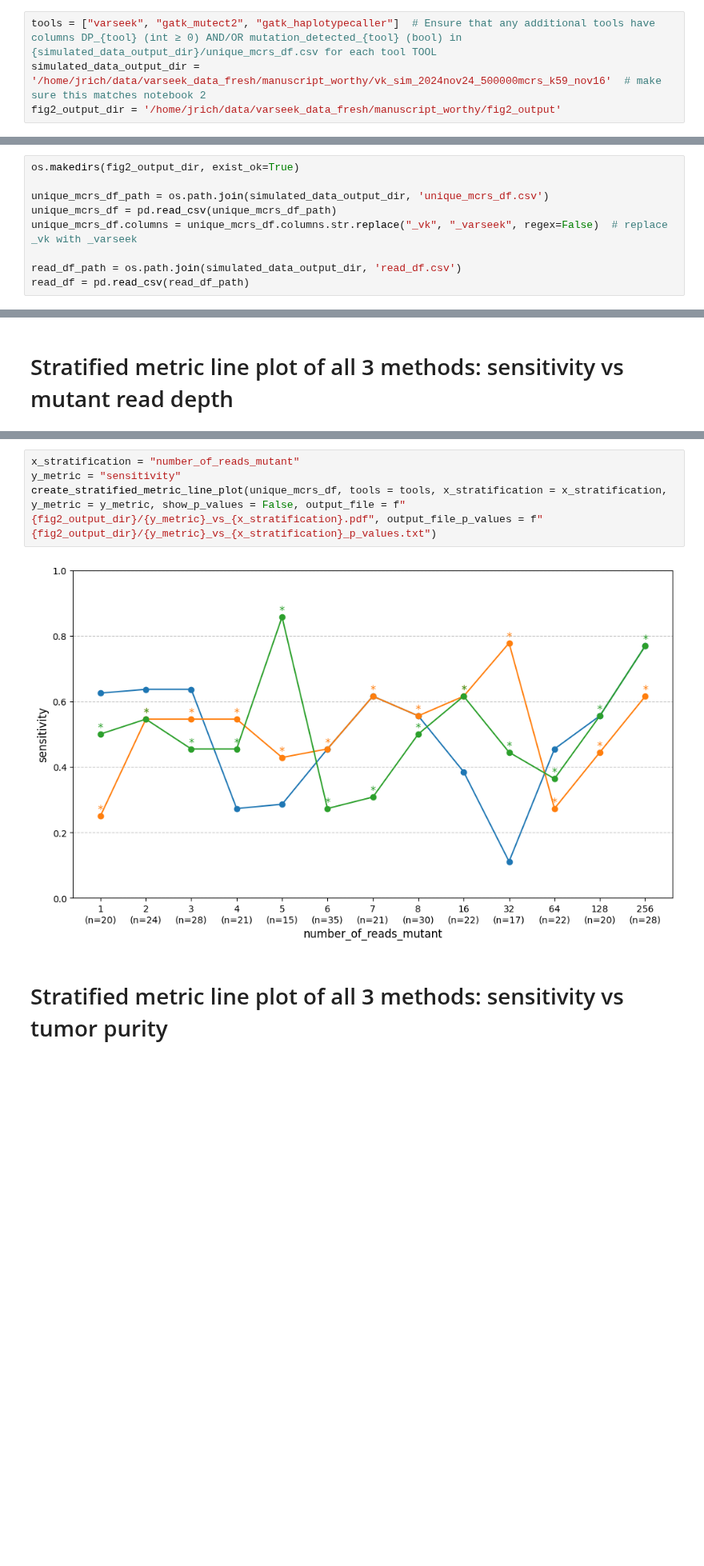
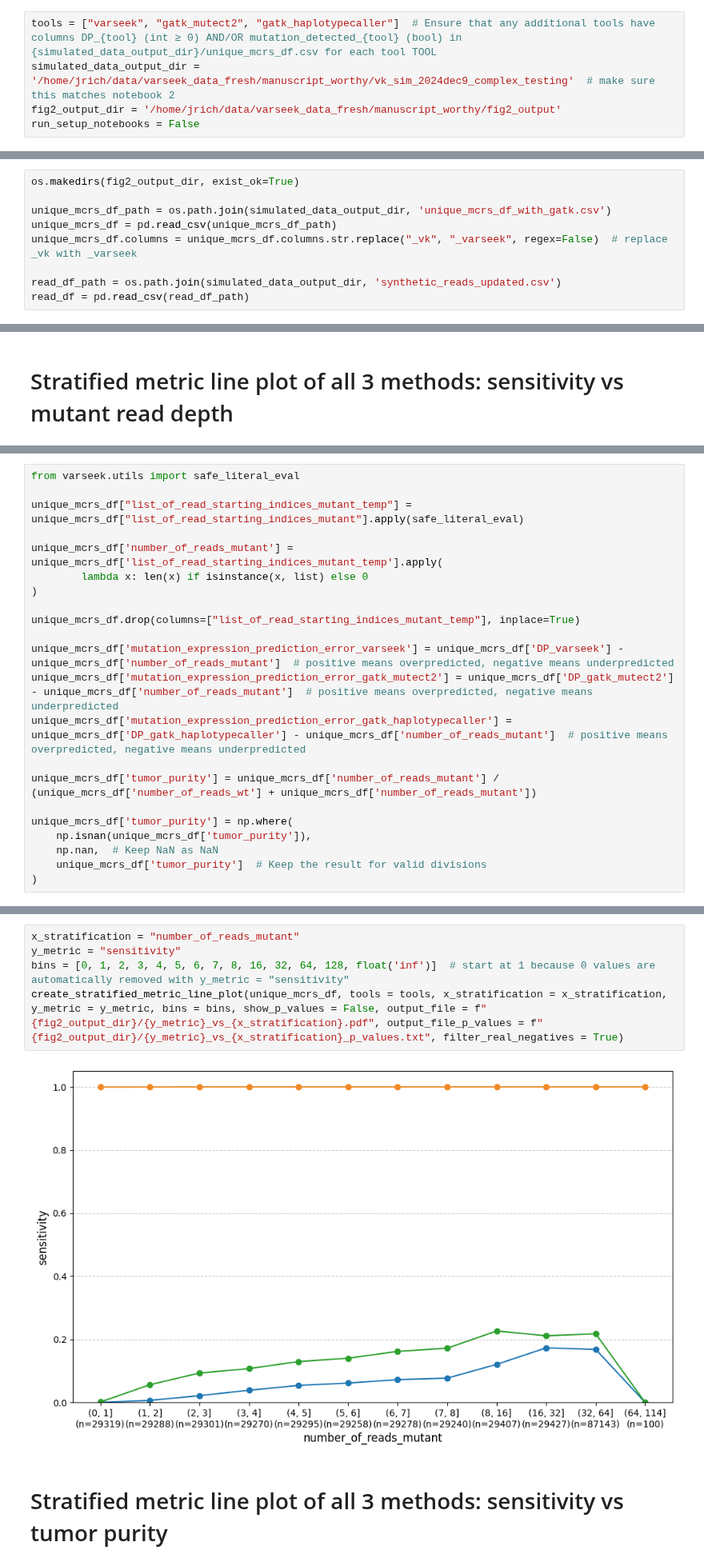
Before and after one commit to pachterlab/varseek, a Jupyter notebook: notebooks/Fig2.ipynb, the cells around one changed output, grey strips where cells are left out. Shown at 80% size. Saved outputs shown, nothing was run; the diff lists cells and outputs as text; blank space fills up the shorter version.

Commit message:
about to have single output dir for all functions, and will soon implement vk ref and count

```diff
--- a/notebooks/Fig2.ipynb
+++ b/notebooks/Fig2.ipynb
@@ -9,8 +9,9 @@ from collections import OrderedDict
 from varseek.utils import calculate_metrics, create_stratified_metric_bar_plot_updated, create_venn_diagram, draw_confusion_matrix, plot_overall_metrics, create_stratified_metric_line_plot, create_benchmarking_legend, print_json
 # %%
 tools = ["varseek", "gatk_mutect2", "gatk_haplotypecaller"]  # Ensure that any additional tools have columns DP_{tool} (int ≥ 0) AND/OR mutation_detected_{tool} (bool) in {simulated_data_output_dir}/unique_mcrs_df.csv for each tool TOOL
-simulated_data_output_dir = '/home/jrich/data/varseek_data_fresh/manuscript_worthy/vk_sim_2024nov24_500000mcrs_k59_nov16'  # make sure this matches notebook 2
+simulated_data_output_dir = '/home/jrich/data/varseek_data_fresh/manuscript_worthy/vk_sim_2024dec9_complex_testing'  # make sure this matches notebook 2
 fig2_output_dir = '/home/jrich/data/varseek_data_fresh/manuscript_worthy/fig2_output'
+run_setup_notebooks = False
 # %%
 # import importlib
 # import varseek.utils.visualization_utils
@@ -41,10 +42,10 @@ if not os.path.exists("2_2_gatk_workflow.ipynb"):
 # %%
 os.makedirs(fig2_output_dir, exist_ok=True)
 
-unique_mcrs_df_path = os.path.join(simulated_data_output_dir, 'unique_mcrs_df.csv')
+unique_mcrs_df_path = os.path.join(simulated_data_output_dir, 'unique_mcrs_df_with_gatk.csv')
 unique_mcrs_df = pd.read_csv(unique_mcrs_df_path)
 unique_mcrs_df.columns = unique_mcrs_df.columns.str.replace("_vk", "_varseek", regex=False)  # replace _vk with _varseek
 
-read_df_path = os.path.join(simulated_data_output_dir, 'read_df.csv')
+read_df_path = os.path.join(simulated_data_output_dir, 'synthetic_reads_updated.csv')
 read_df = pd.read_csv(read_df_path)
 # %%
@@ -271,0 +283,22 @@ plot_overall_metrics(metric_dict_collection, primary_metrics = "mean_magnitude_e
+# %%
+from varseek.utils import safe_literal_eval
+
+unique_mcrs_df["list_of_read_starting_indices_mutant_temp"] = unique_mcrs_df["list_of_read_starting_indices_mutant"].apply(safe_literal_eval)
+
+unique_mcrs_df['number_of_reads_mutant'] = unique_mcrs_df['list_of_read_starting_indices_mutant_temp'].apply(
+        lambda x: len(x) if isinstance(x, list) else 0
+)
+
+unique_mcrs_df.drop(columns=["list_of_read_starting_indices_mutant_temp"], inplace=True)
+
+unique_mcrs_df['mutation_expression_prediction_error_varseek'] = unique_mcrs_df['DP_varseek'] - unique_mcrs_df['number_of_reads_mutant']  # positive means overpredicted, negative means underpredicted
+unique_mcrs_df['mutation_expression_prediction_error_gatk_mutect2'] = unique_mcrs_df['DP_gatk_mutect2'] - unique_mcrs_df['number_of_reads_mutant']  # positive means overpredicted, negative means underpredicted
+unique_mcrs_df['mutation_expression_prediction_error_gatk_haplotypecaller'] = unique_mcrs_df['DP_gatk_haplotypecaller'] - unique_mcrs_df['number_of_reads_mutant']  # positive means overpredicted, negative means underpredicted
+
+unique_mcrs_df['tumor_purity'] = unique_mcrs_df['number_of_reads_mutant'] / (unique_mcrs_df['number_of_reads_wt'] + unique_mcrs_df['number_of_reads_mutant'])
+
+unique_mcrs_df['tumor_purity'] = np.where(
+    np.isnan(unique_mcrs_df['tumor_purity']),
+    np.nan,  # Keep NaN as NaN
+    unique_mcrs_df['tumor_purity']  # Keep the result for valid divisions
+)
@@ -272,9 +319,10 @@ plot_overall_metrics(metric_dict_collection, primary_metrics = "mean_magnitude_e
 # %%
 x_stratification = "number_of_reads_mutant"
 y_metric = "sensitivity"
-create_stratified_metric_line_plot(unique_mcrs_df, tools = tools, x_stratification = x_stratification, y_metric = y_metric, show_p_values = False, output_file = f"{fig2_output_dir}/{y_metric}_vs_{x_stratification}.pdf", output_file_p_values = f"{fig2_output_dir}/{y_metric}_vs_{x_stratification}_p_values.txt")
+bins = [0, 1, 2, 3, 4, 5, 6, 7, 8, 16, 32, 64, 128, float('inf')]  # start at 1 because 0 values are automatically removed with y_metric = "sensitivity"
+create_stratified_metric_line_plot(unique_mcrs_df, tools = tools, x_stratification = x_stratification, y_metric = y_metric, bins = bins, show_p_values = False, output_file = f"{fig2_output_dir}/{y_metric}_vs_{x_stratification}.pdf", output_file_p_values = f"{fig2_output_dir}/{y_metric}_vs_{x_stratification}_p_values.txt", filter_real_negatives = True)
 # %% [output]
-[figure, old version]
+[figure, new version]
 # %% [markdown]
 # Stratified metric line plot of all 3 methods: sensitivity vs tumor purity
 # %%
```
Also changed, not shown: parts of 25 cells of this notebook, 18 other files.
